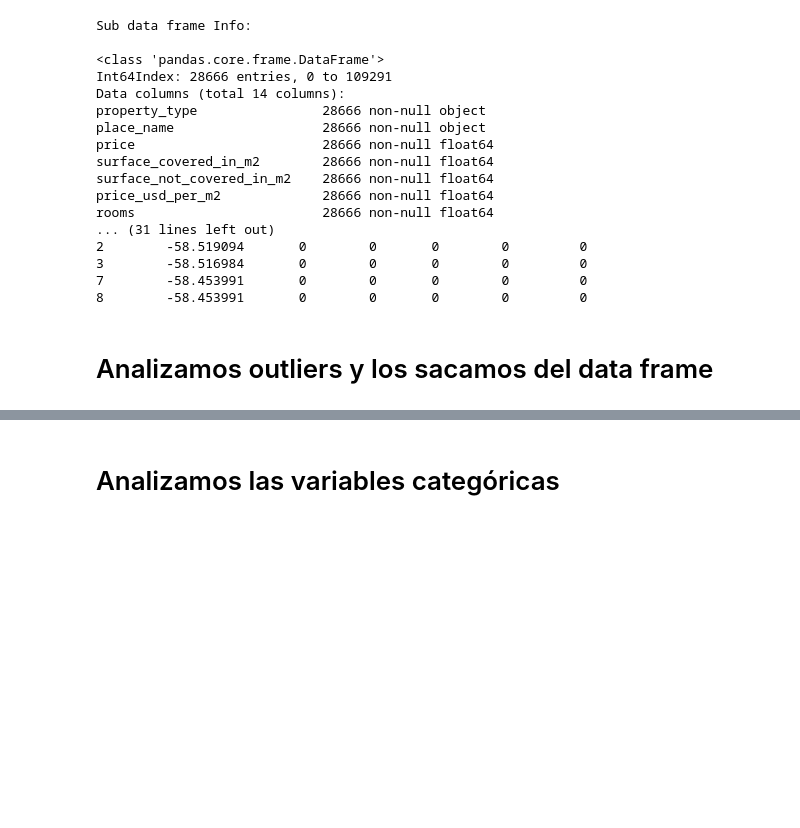
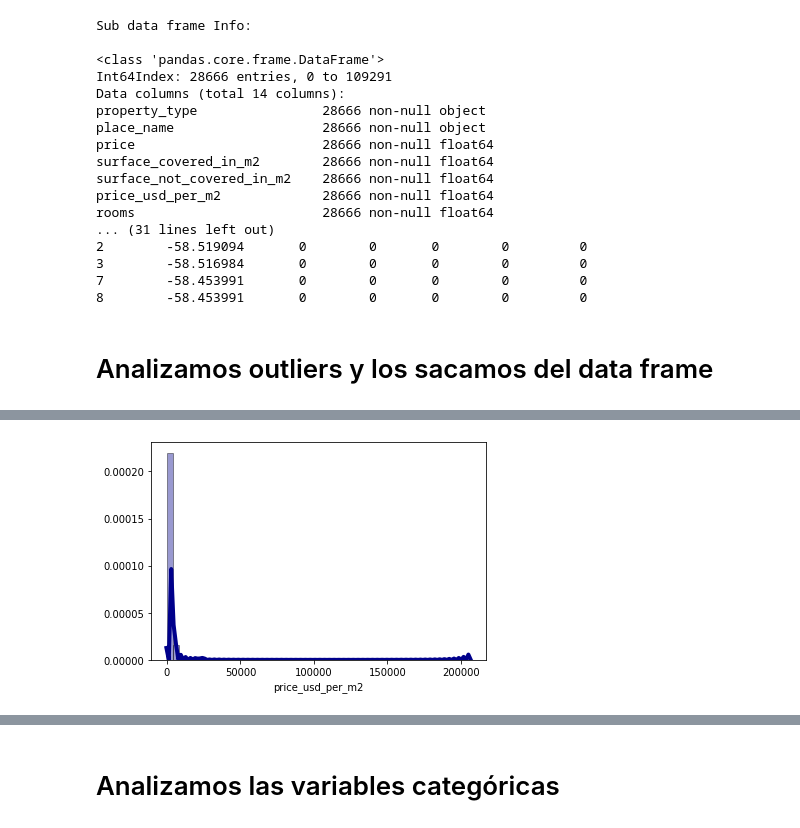
Before and after one commit to rdgagliano/DataScience-Grupo3, a Jupyter notebook: Desafio_2_1.ipynb, the cells around one changed output, grey strips where cells are left out. Saved outputs shown, nothing was run; the diff lists cells and outputs as text; code cells hidden in the pictures; blank space fills up the shorter version.

```diff
--- a/Desafio_2_1.ipynb
+++ b/Desafio_2_1.ipynb
@@ -168,0 +173,4 @@ sns.boxplot('property_type','price', data=df_subset)
+# %%
+Desafio_2_aux.drawUniqueDensityPlot(df_subset, 'price_usd_per_m2')
+# %% [output]
+[figure, added]
```
Also changed, not shown: parts of 24 cells of this notebook, 1 other file.
